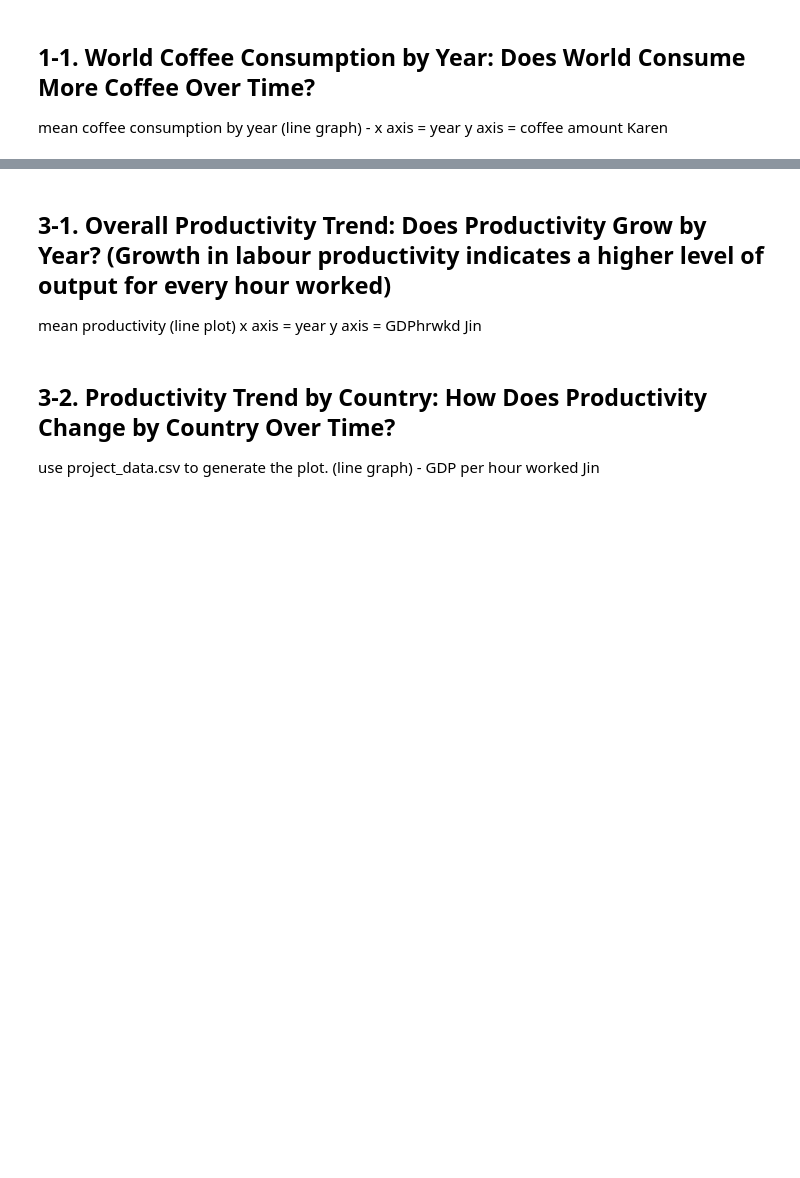
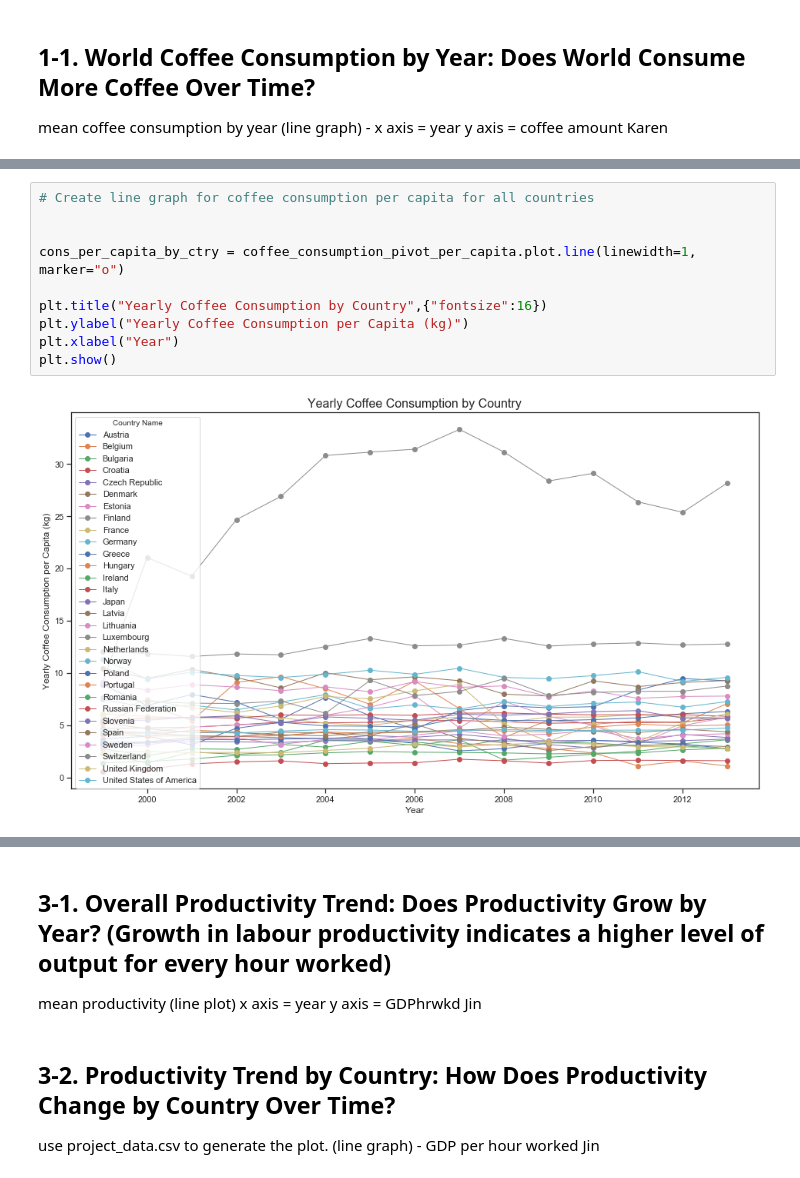
Before and after one commit to andrewboring/Confabulators_Project_1, a Jupyter notebook: project1_the-confabulators_starter.ipynb, the cells around one changed output, grey strips where cells are left out. Drawn from its saved outputs; the diff is of its cells as text; blank space fills up the shorter version.

```diff
--- a/project1_the-confabulators_starter.ipynb
+++ b/project1_the-confabulators_starter.ipynb
@@ -36,0 +94,12 @@ Karen
+# %%
+# Create line graph for coffee consumption per capita for all countries
+
+
+cons_per_capita_by_ctry = coffee_consumption_pivot_per_capita.plot.line(linewidth=1, marker="o")
+
+plt.title("Yearly Coffee Consumption by Country",{"fontsize":16})
+plt.ylabel("Yearly Coffee Consumption per Capita (kg)")
+plt.xlabel("Year")
+plt.show()
+# %% [output]
+[figure, added]
```
Also changed, not shown: parts of 10 cells of this notebook.
